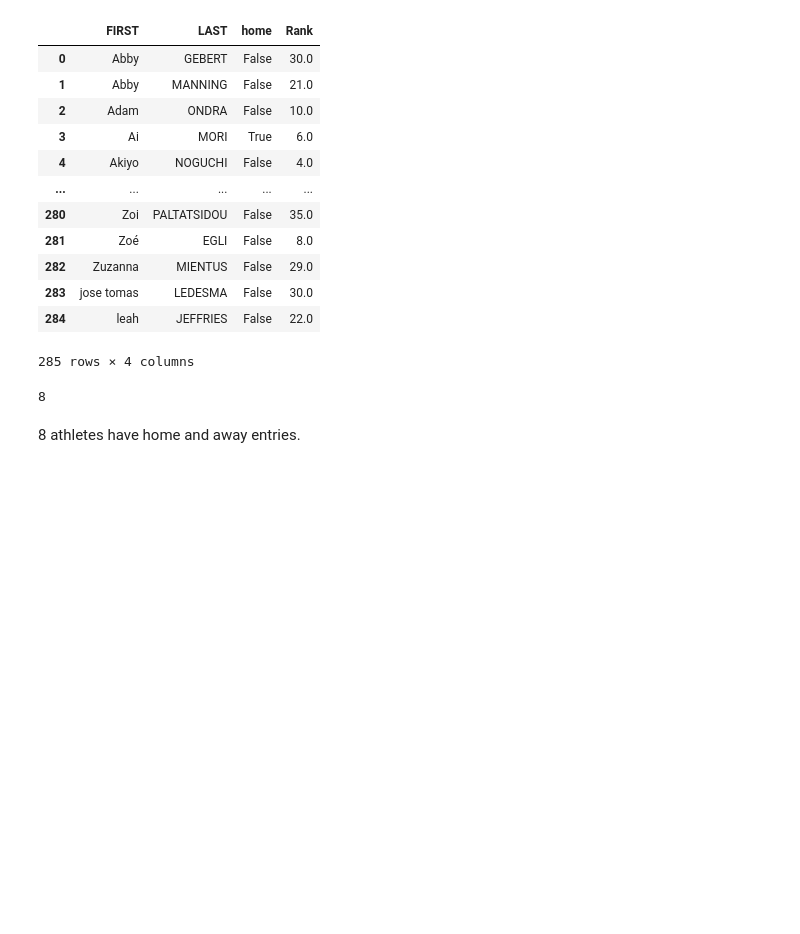
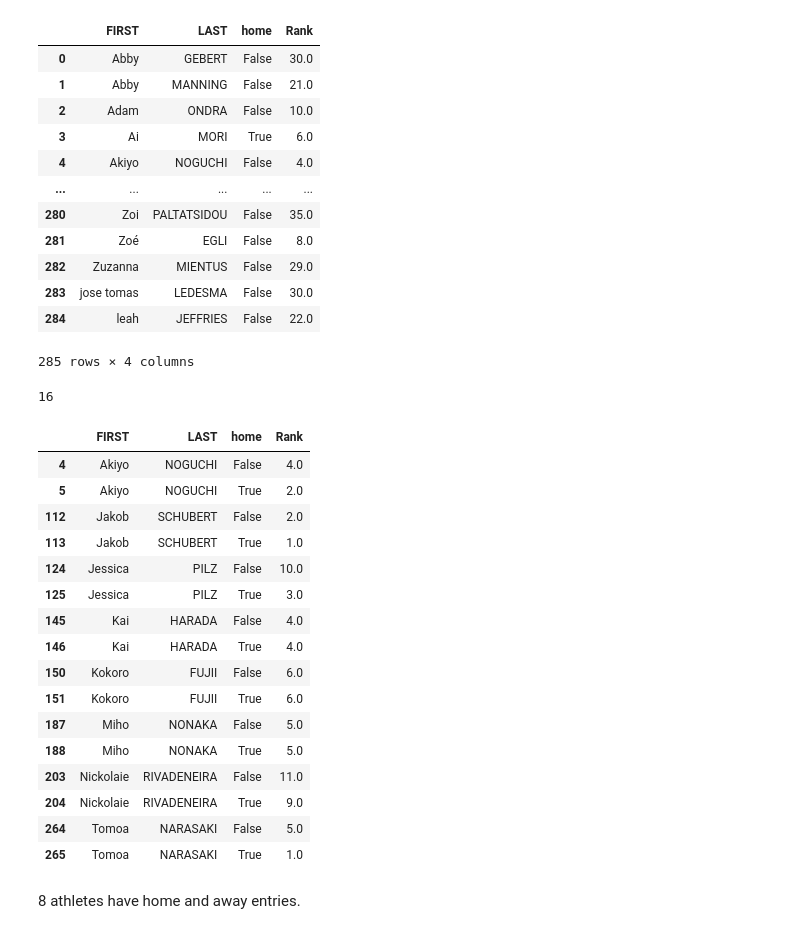
Before and after one commit to chendub/Springboard, a Jupyter notebook: IFSC/data_wrangling.ipynb, the cells around one changed output. Saved outputs shown, nothing was run; the diff lists cells and outputs as text; code cells hidden in the pictures; blank space fills up the shorter version.

```diff
--- a/IFSC/data_wrangling.ipynb
+++ b/IFSC/data_wrangling.ipynb
@@ -1175,8 +1236,29 @@ ra_combined
 | 284 | leah | JEFFRIES | False | 22.0 |
 285 rows × 4 columns
 # %%
-ra_combined.duplicated(subset=['FIRST', 'LAST']).sum()
+home_and_away_combined = ra_combined.duplicated(subset=['FIRST', 'LAST'], keep=False)
+home_and_away_combined.sum()
 # %% [output]
-8
+16
+# %%
+ra_combined[home_and_away_combined]
+# %% [output]
+|  | FIRST | LAST | home | Rank |
+| 4 | Akiyo | NOGUCHI | False | 4.0 |
+| 5 | Akiyo | NOGUCHI | True | 2.0 |
+| 112 | Jakob | SCHUBERT | False | 2.0 |
+| 113 | Jakob | SCHUBERT | True | 1.0 |
+| 124 | Jessica | PILZ | False | 10.0 |
+| 125 | Jessica | PILZ | True | 3.0 |
+| 145 | Kai | HARADA | False | 4.0 |
+| 146 | Kai | HARADA | True | 4.0 |
+| 150 | Kokoro | FUJII | False | 6.0 |
+| 151 | Kokoro | FUJII | True | 6.0 |
+| 187 | Miho | NONAKA | False | 5.0 |
+| 188 | Miho | NONAKA | True | 5.0 |
+| 203 | Nickolaie | RIVADENEIRA | False | 11.0 |
+| 204 | Nickolaie | RIVADENEIRA | True | 9.0 |
+| 264 | Tomoa | NARASAKI | False | 5.0 |
+| 265 | Tomoa | NARASAKI | True | 1.0 |
 # %% [markdown]
 8 athletes have home and away entries.
```
Also changed, not shown: parts of 11 cells of this notebook.
